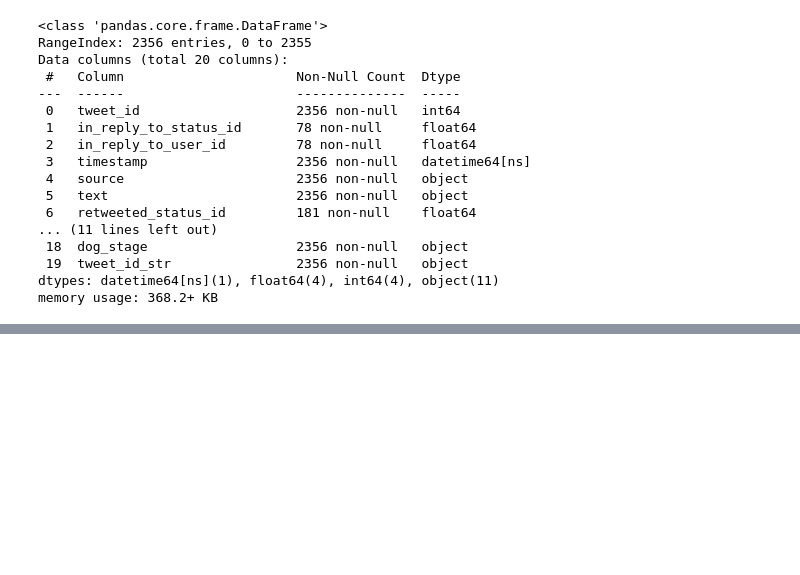
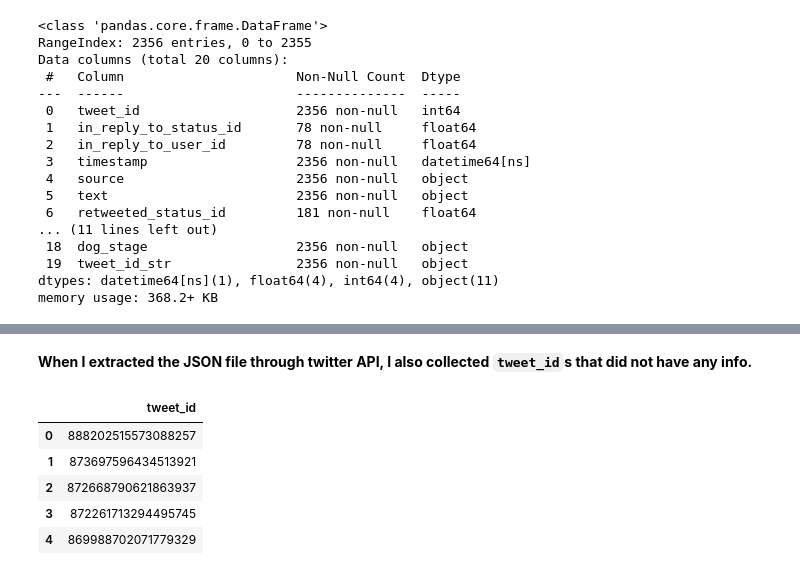
Before and after one commit to alf808/doggie-tweets, a Jupyter notebook: wrangle_act.ipynb, the cells around one changed output, grey strips where cells are left out. Drawn from its saved outputs; the diff is of its cells as text; code cells hidden in the pictures; blank space fills up the shorter version.

```diff
--- a/wrangle_act.ipynb
+++ b/wrangle_act.ipynb
@@ -617,0 +719,13 @@ memory usage: 368.2+ KB
+# %% [markdown]
+**When I extracted the JSON file through twitter API, I also collected `tweet_id`s that did not have any info.**
+# %%
+no_info_ids = pd.read_csv('no_info_ids.txt')
+# %%
+no_info_ids.head()
+# %% [output]
+|  | tweet_id |
+| 0 | 888202515573088257 |
+| 1 | 873697596434513921 |
+| 2 | 872668790621863937 |
+| 3 | 872261713294495745 |
+| 4 | 869988702071779329 |
```
Also changed, not shown: parts of 20 cells of this notebook.
